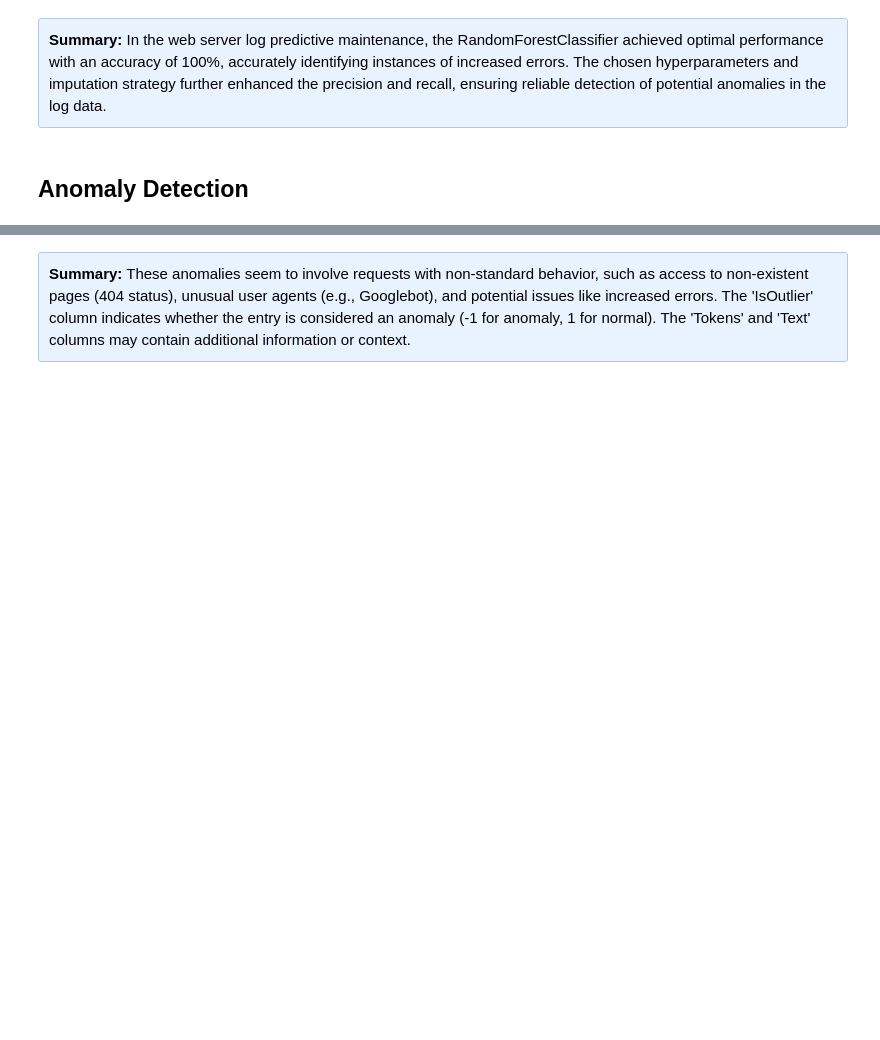
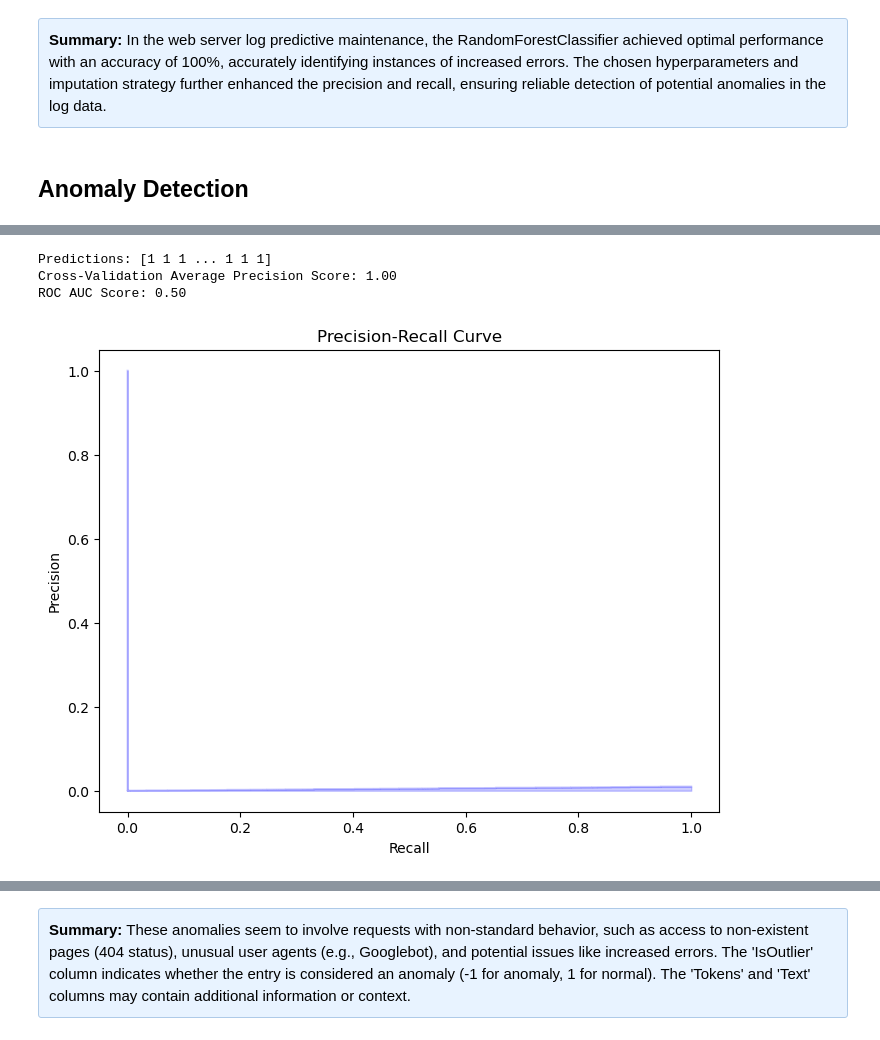
Before and after one commit to priyatamv/capstone, a Jupyter notebook: log_anlysis.ipynb, the cells around one changed output, grey strips where cells are left out. Drawn from its saved outputs; the diff is of its cells as text; code cells hidden in the pictures; blank space fills up the shorter version.

```diff
--- a/log_anlysis.ipynb
+++ b/log_anlysis.ipynb
@@ -827 +810,56 @@ memory usage: 97.2+ KB
+# %%
+import pandas as pd
+from sklearn.ensemble import IsolationForest
+from sklearn.impute import SimpleImputer
+from sklearn.preprocessing import StandardScaler
+from sklearn.model_selection import cross_val_predict, cross_val_score
+from sklearn.metrics import make_scorer, average_precision_score
+from sklearn.metrics import precision_recall_curve, auc
+import matplotlib.pyplot as plt
+from sklearn.metrics import average_precision_score
+from sklearn.metrics import roc_auc_score
+
+# Extract relevant features
+features = log_df[['Bytes', 'Status']]
+
+# Impute missing values
+imputer = SimpleImputer(strategy='mean')
+features_imputed = imputer.fit_transform(features)
+
+# Scale features
+scaler = StandardScaler()
+features_scaled = scaler.fit_transform(features_imputed)
+
+# Train the Isolation Forest model
+model = IsolationForest(contamination=0.01, random_state=42)  # Adjust contamination based on your dataset
+outliers = model.fit_predict(features_scaled)
+
+# Precision-Recall metrics
+precision, recall, _ = precision_recall_curve(-1 * outliers, model.decision_function(features_scaled))
+pr_auc = auc(recall, precision)
+
+
+
+# Assuming 'labels' contains the ground truth labels (1 for normal, -1 for anomalies)
+predictions = cross_val_predict(model, features_scaled, cv=5)
+average_precision = average_precision_score(labels, predictions)
+roc_auc = roc_auc_score(labels, predictions)
+
+print(f'Predictions: {predictions}')
+print(f'Cross-Validation Average Precision Score: {average_precision:.2f}')
+print(f'ROC AUC Score: {roc_auc:.2f}')
+
+# Plotting precision-recall curve
+plt.figure(figsize=(8, 6))
+plt.step(recall, precision, color='b', alpha=0.2, where='post')
+plt.fill_between(recall, precision, step='post', alpha=0.2, color='b')
+plt.xlabel('Recall')
+plt.ylabel('Precision')
+plt.title('Precision-Recall Curve')
+plt.show()
+# %% [output]
+Predictions: [1 1 1 ... 1 1 1]
+Cross-Validation Average Precision Score: 1.00
+ROC AUC Score: 0.50
+[figure, added]
 # %%
```
Also changed, not shown: parts of 8 cells of this notebook, 5 other files.
